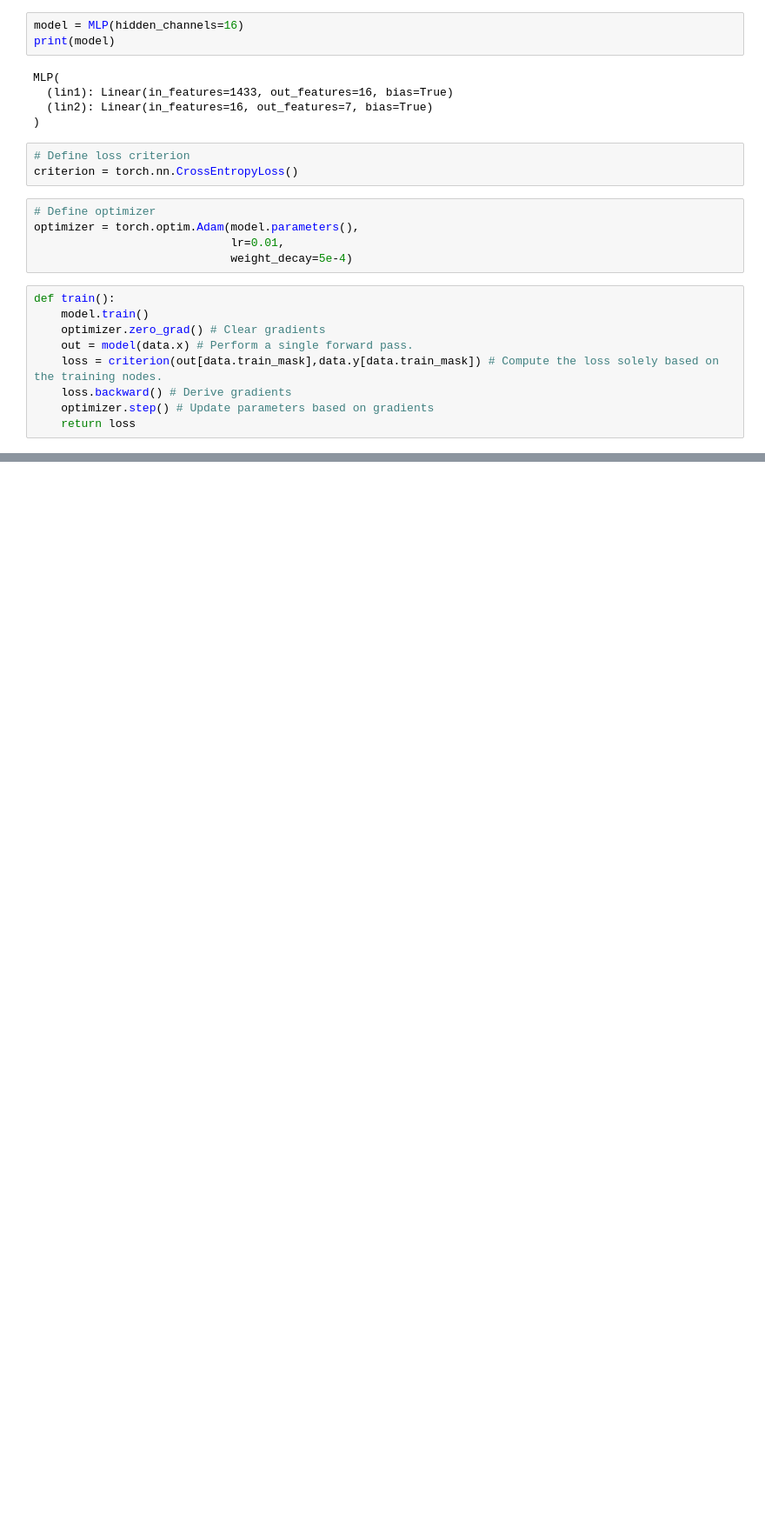
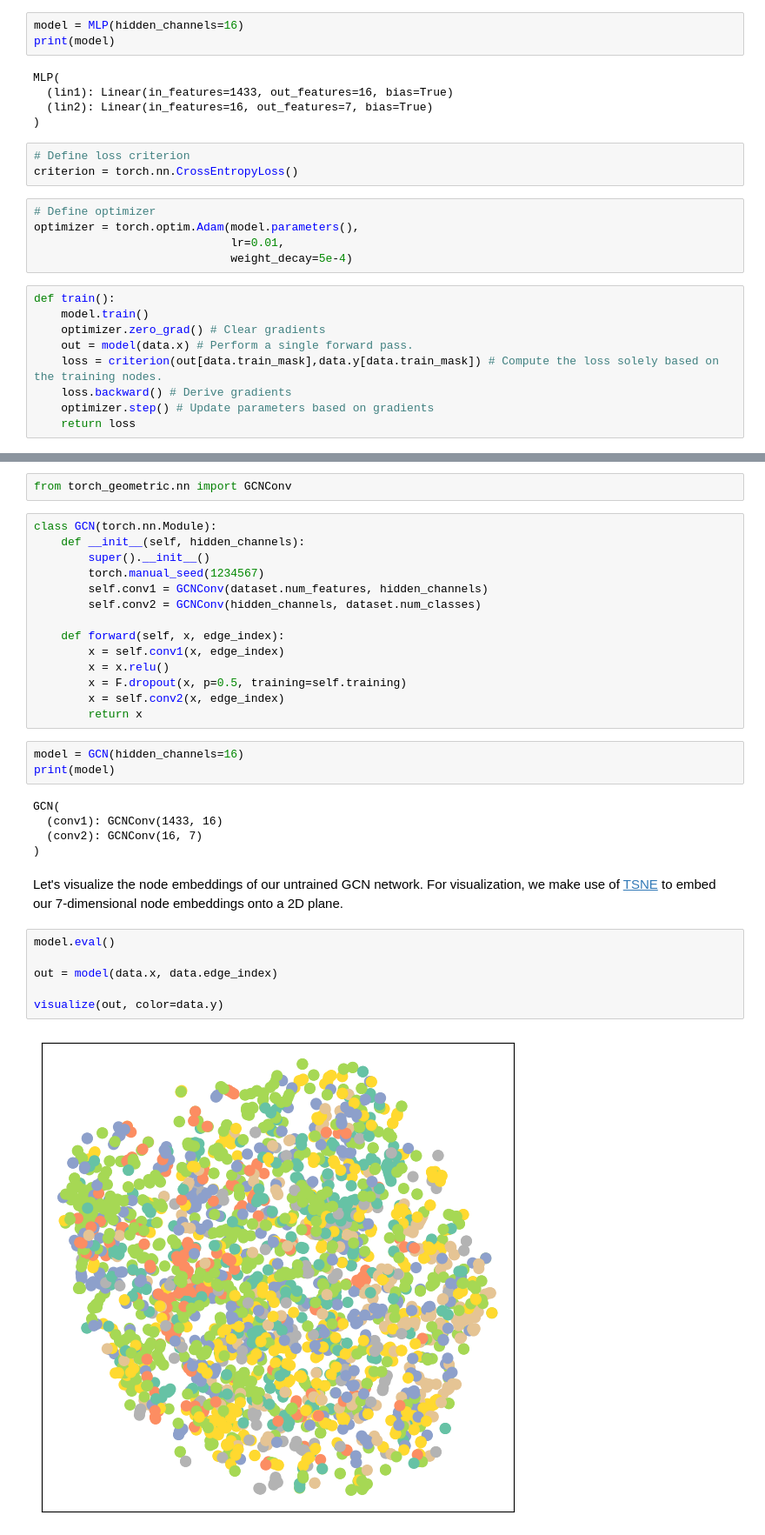
Before and after one commit to chlocdev/graph, a Jupyter notebook: notebooks/pyG_Node_Classification.ipynb, the cells around one changed output, grey strips where cells are left out. Shown at 87% size. Cells and saved outputs as stored; diff of their text form; blank space fills up the shorter version.

```diff
--- a/notebooks/pyG_Node_Classification.ipynb
+++ b/notebooks/pyG_Node_Classification.ipynb
@@ -123,0 +139,34 @@ def test():
+# %%
+from torch_geometric.nn import GCNConv
+# %%
+class GCN(torch.nn.Module):
+    def __init__(self, hidden_channels):
+        super().__init__()
+        torch.manual_seed(1234567)
+        self.conv1 = GCNConv(dataset.num_features, hidden_channels)
+        self.conv2 = GCNConv(hidden_channels, dataset.num_classes)
+
+    def forward(self, x, edge_index):
+        x = self.conv1(x, edge_index)
+        x = x.relu()
+        x = F.dropout(x, p=0.5, training=self.training)
+        x = self.conv2(x, edge_index)
+        return x
+# %%
+model = GCN(hidden_channels=16)
+print(model)
+# %% [output]
+GCN(
+  (conv1): GCNConv(1433, 16)
+  (conv2): GCNConv(16, 7)
+)
+# %% [markdown]
+Let's visualize the node embeddings of our untrained GCN network. For visualization, we make use of [TSNE](https://scikit-learn.org/stable/modules/generated/sklearn.manifold.TSNE.html) to embed our 7-dimensional node embeddings onto a 2D plane.
+# %%
+model.eval()
+
+out = model(data.x, data.edge_index)
+
+visualize(out, color=data.y)
+# %% [output]
+[figure, added]
```
Also changed, not shown: parts of 18 cells of this notebook, 2 other files.
